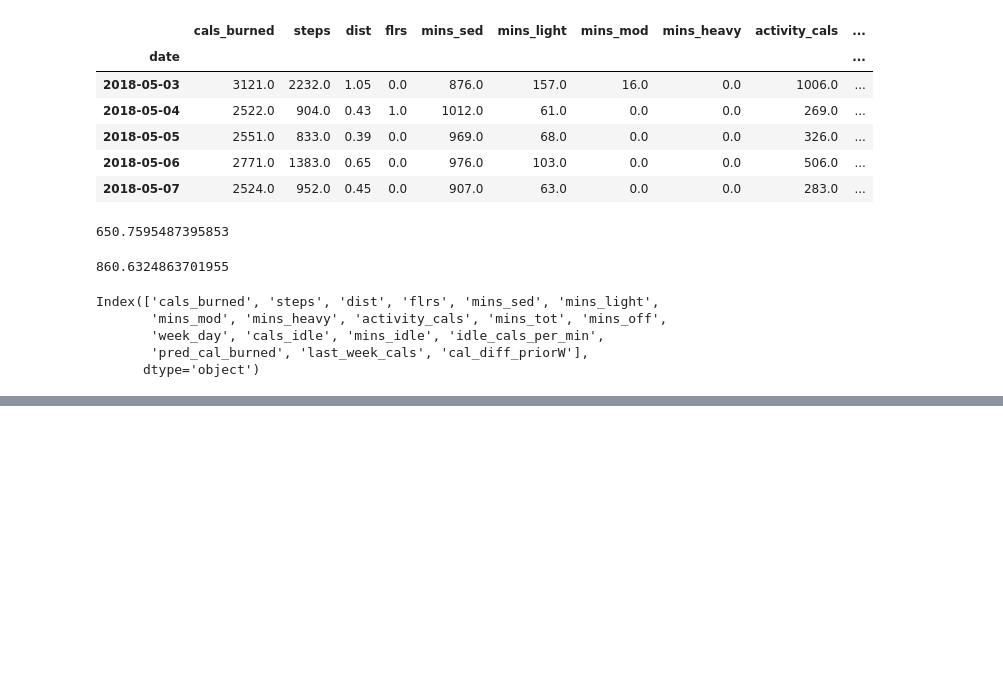
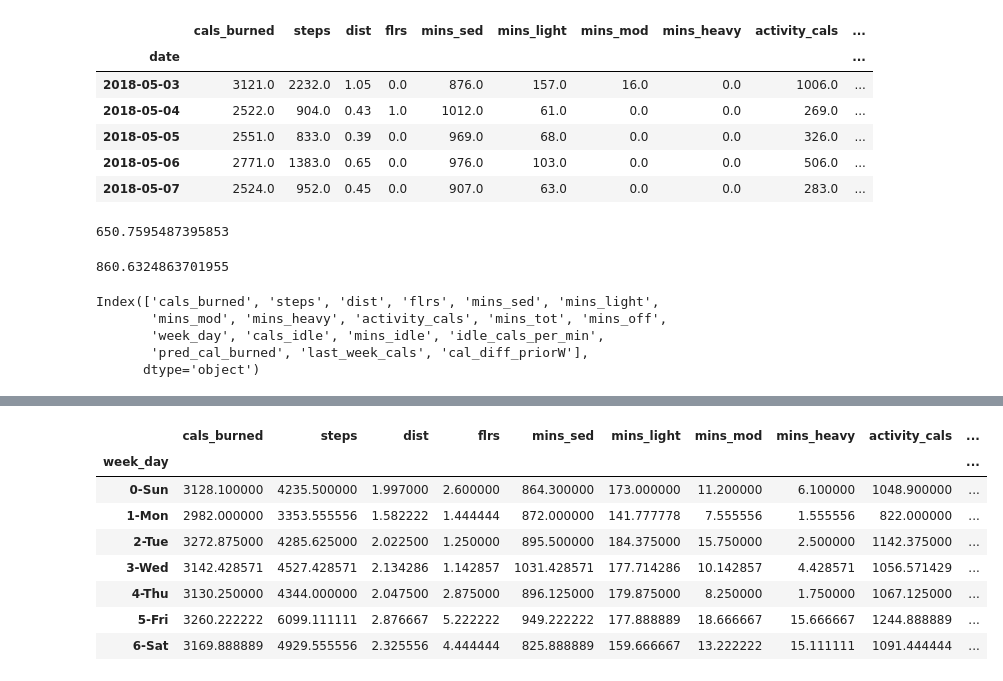
Before and after one commit to DoubleStufERoe/BayesP05_Fitbit, a Jupyter notebook: scratch_jeff.ipynb, the cells around one changed output, grey strips where cells are left out. Saved outputs shown, nothing was run; the diff lists cells and outputs as text; code cells hidden in the pictures; blank space fills up the shorter version.

```diff
--- a/scratch_jeff.ipynb
+++ b/scratch_jeff.ipynb
@@ -227,0 +235,4 @@ Index(['cals_burned', 'steps', 'dist', 'flrs', 'mins_sed', 'mins_light',
+# %%
+df_early = df[(df.steps > 0) & (df.index < '2018-07-07')]
+# %%
+df_early.drop(columns='week_day',inplace=True)
@@ -227,0 +276,12 @@ Index(['cals_burned', 'steps', 'dist', 'flrs', 'mins_sed', 'mins_light',
+# %%
+df_early.groupby('week_day').mean()
+# %% [output]
+|  | cals_burned | steps | dist | flrs | mins_sed | mins_light | mins_mod | mins_heavy | activity_cals | ... |
+| week_day |  |  |  |  |  |  |  |  |  | ... |
+| 0-Sun | 3128.100000 | 4235.500000 | 1.997000 | 2.600000 | 864.300000 | 173.000000 | 11.200000 | 6.100000 | 1048.900000 | ... |
+| 1-Mon | 2982.000000 | 3353.555556 | 1.582222 | 1.444444 | 872.000000 | 141.777778 | 7.555556 | 1.555556 | 822.000000 | ... |
+| 2-Tue | 3272.875000 | 4285.625000 | 2.022500 | 1.250000 | 895.500000 | 184.375000 | 15.750000 | 2.500000 | 1142.375000 | ... |
+| 3-Wed | 3142.428571 | 4527.428571 | 2.134286 | 1.142857 | 1031.428571 | 177.714286 | 10.142857 | 4.428571 | 1056.571429 | ... |
+| 4-Thu | 3130.250000 | 4344.000000 | 2.047500 | 2.875000 | 896.125000 | 179.875000 | 8.250000 | 1.750000 | 1067.125000 | ... |
+| 5-Fri | 3260.222222 | 6099.111111 | 2.876667 | 5.222222 | 949.222222 | 177.888889 | 18.666667 | 15.666667 | 1244.888889 | ... |
+| 6-Sat | 3169.888889 | 4929.555556 | 2.325556 | 4.444444 | 825.888889 | 159.666667 | 13.222222 | 15.111111 | 1091.444444 | ... |
```
Also changed, not shown: parts of 11 cells of this notebook, 2 other files.
